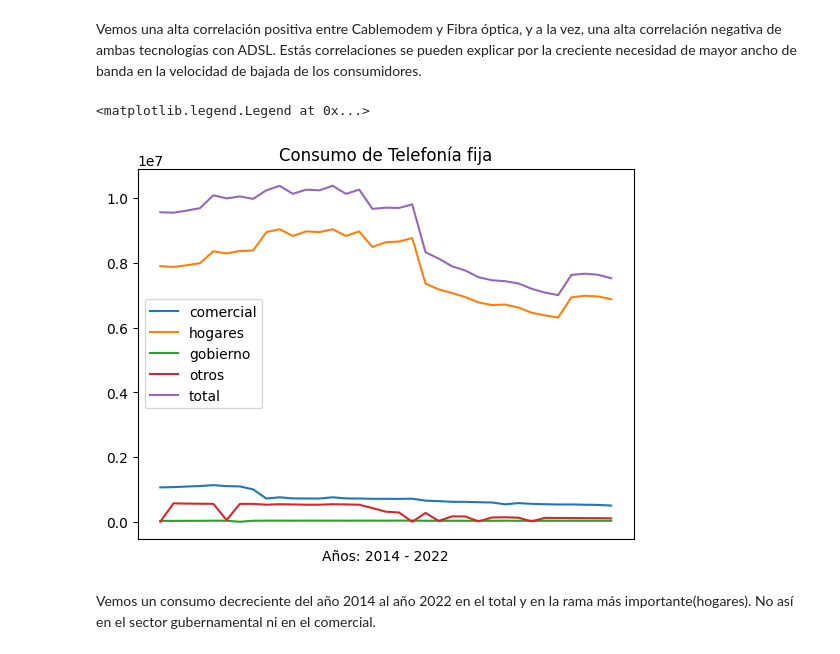
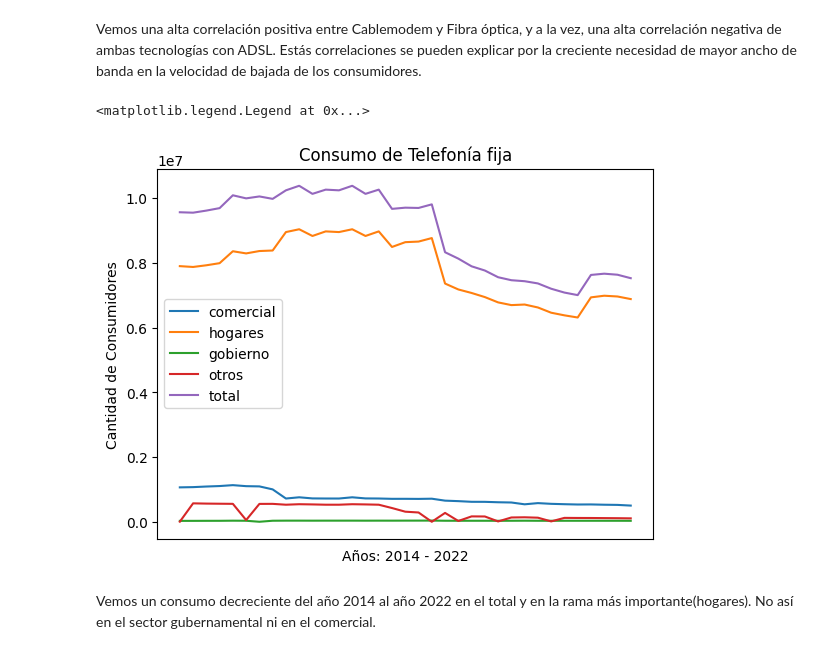
Before and after one commit to bigtimingme/DataAnalysis_DS09, a Jupyter notebook: EDA.ipynb, the cells around one changed output. Saved outputs shown, nothing was run; the diff lists cells and outputs as text; code cells hidden in the pictures.

```diff
--- a/EDA.ipynb
+++ b/EDA.ipynb
@@ -175,17 +177,18 @@ Estás correlaciones se pueden explicar por la creciente necesidad de mayor anch
 # %%
 # Visualizamos el consumo de telefonía fija a nivel nacional.
 plt.plot(telefonia_fija['Accesos telefonía fija (comercial)'],label='comercial')
 plt.plot(telefonia_fija['Accesos telefonía fija (hogares)'],label='hogares')
 plt.plot(telefonia_fija['Accesos telefonía fija (gobierno)'],label='gobierno')
 plt.plot(telefonia_fija['Accesos telefonía fija (otros)'],label='otros')
 plt.plot(telefonia_fija['Accesos telefonía fija (total)'],label='total')
 plt.title('Consumo de Telefonía fija')
 plt.xticks([])
 plt.xlabel('Años: 2014 - 2022')
+plt.ylabel('Cantidad de Consumidores')
 plt.legend()
 # %% [output]
 <matplotlib.legend.Legend at 0x...>
-[figure, old version]
+[figure, new version]
 # %% [markdown]
 Vemos un consumo decreciente del año 2014 al año 2022 en el total y en la rama más importante(hogares). No así en el sector gubernamental ni en el comercial.
 # %%
```
Also changed, not shown: parts of 6 cells of this notebook, 3 other files.
